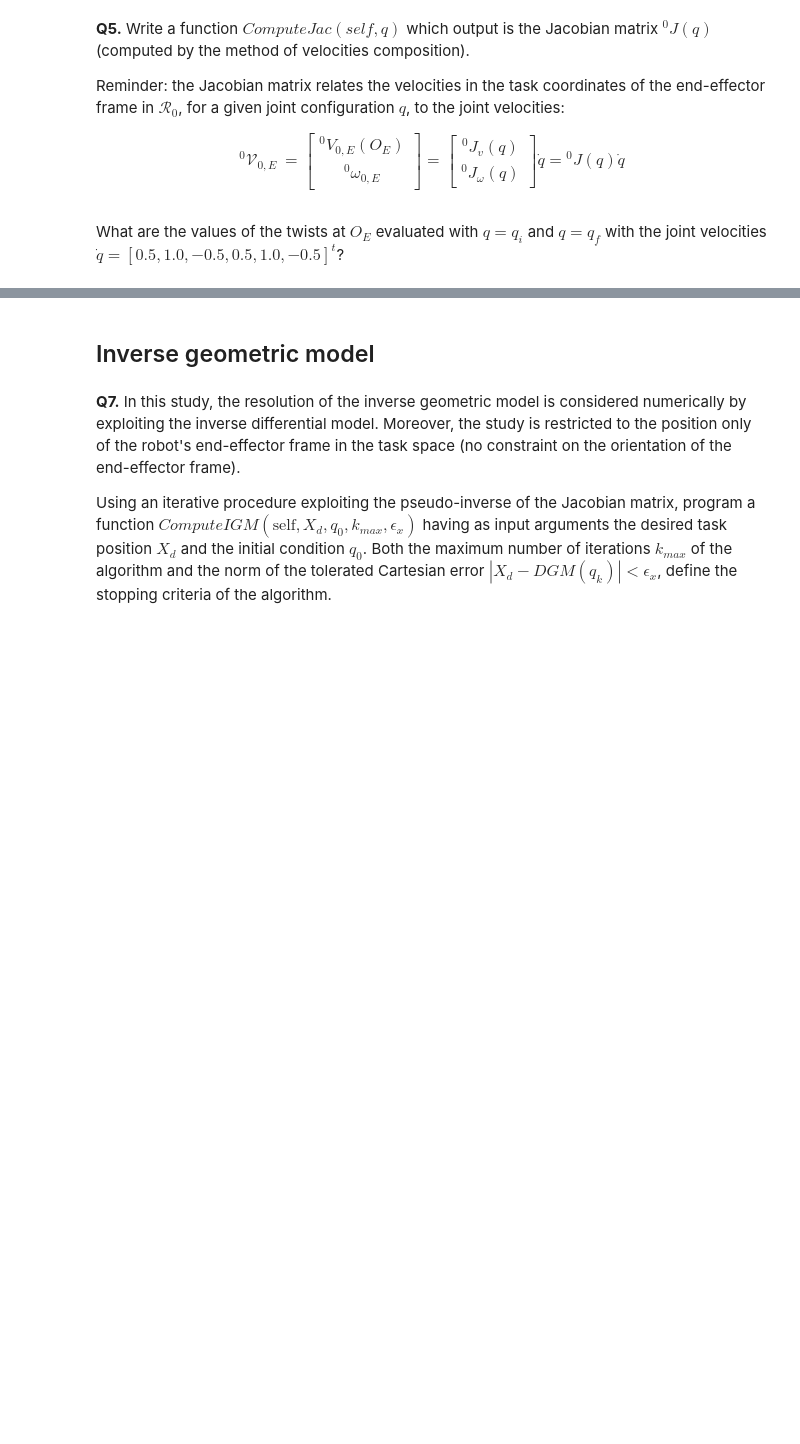
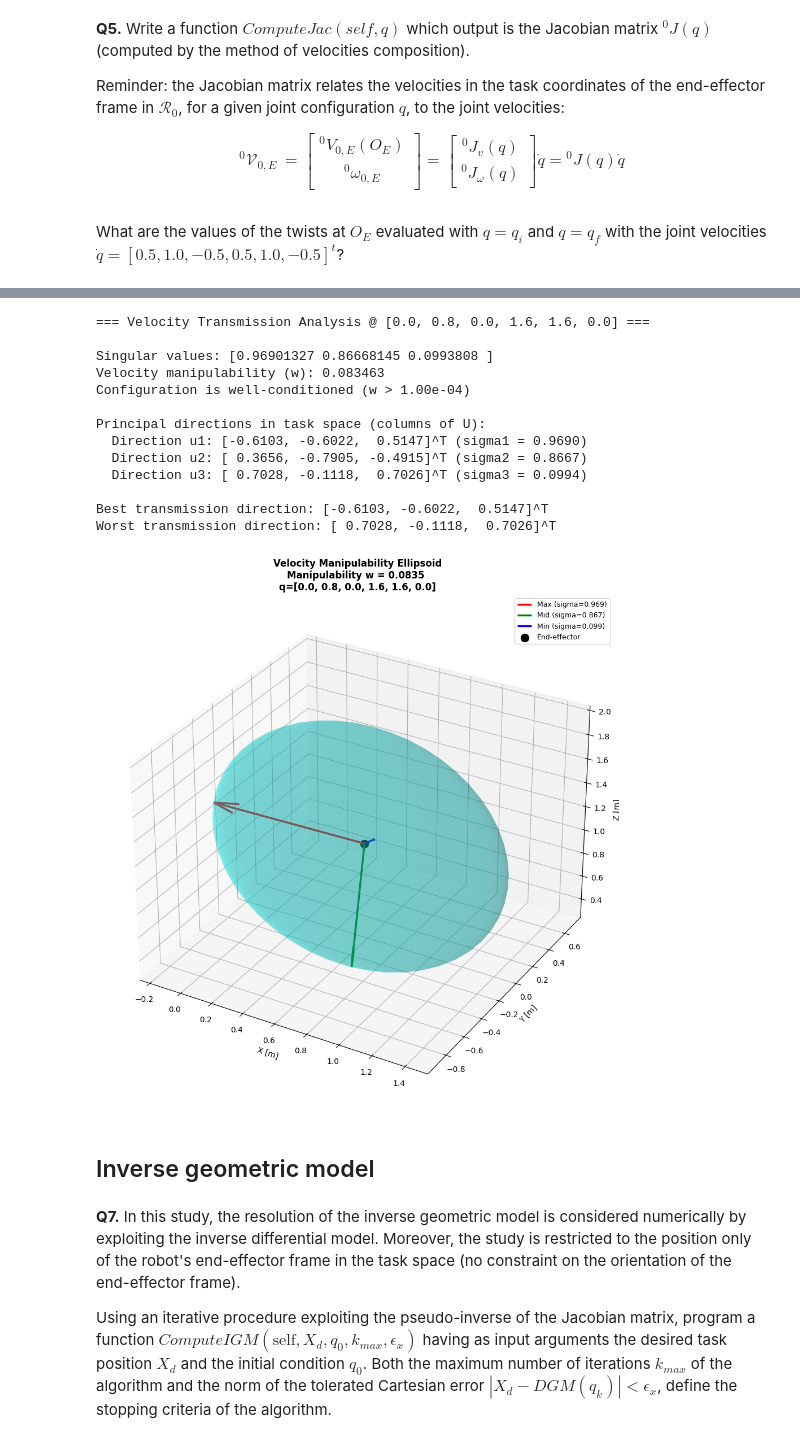
Before and after one commit to lmartim4/RO15, a Jupyter notebook: notebook.ipynb, the cells around one changed output, grey strips where cells are left out. Saved outputs shown, nothing was run; the diff lists cells and outputs as text; code cells hidden in the pictures; blank space fills up the shorter version.

```diff
--- a/notebook.ipynb
+++ b/notebook.ipynb
@@ -450,3 +476,20 @@ Interpretation:
+# %%
+RobotTutorials.QualifyVelocityTransmission(q_f)
+# %% [output]
+=== Velocity Transmission Analysis @ [0.0, 0.8, 0.0, 1.6, 1.6, 0.0] ===
+
+Singular values: [0.96901327 0.86668145 0.0993808 ]
+Velocity manipulability (w): 0.083463
+Configuration is well-conditioned (w > 1.00e-04)
+
+Principal directions in task space (columns of U):
+  Direction u1: [-0.6103, -0.6022,  0.5147]^T (sigma1 = 0.9690)
+  Direction u2: [ 0.3656, -0.7905, -0.4915]^T (sigma2 = 0.8667)
+  Direction u3: [ 0.7028, -0.1118,  0.7026]^T (sigma3 = 0.0994)
+
+Best transmission direction: [-0.6103, -0.6022,  0.5147]^T
+Worst transmission direction: [ 0.7028, -0.1118,  0.7026]^T
+[figure, added]
 # %% [markdown]
 ## Inverse geometric model
 # %% [markdown]
```
Also changed, not shown: parts of 16 cells of this notebook, 2 other files.
